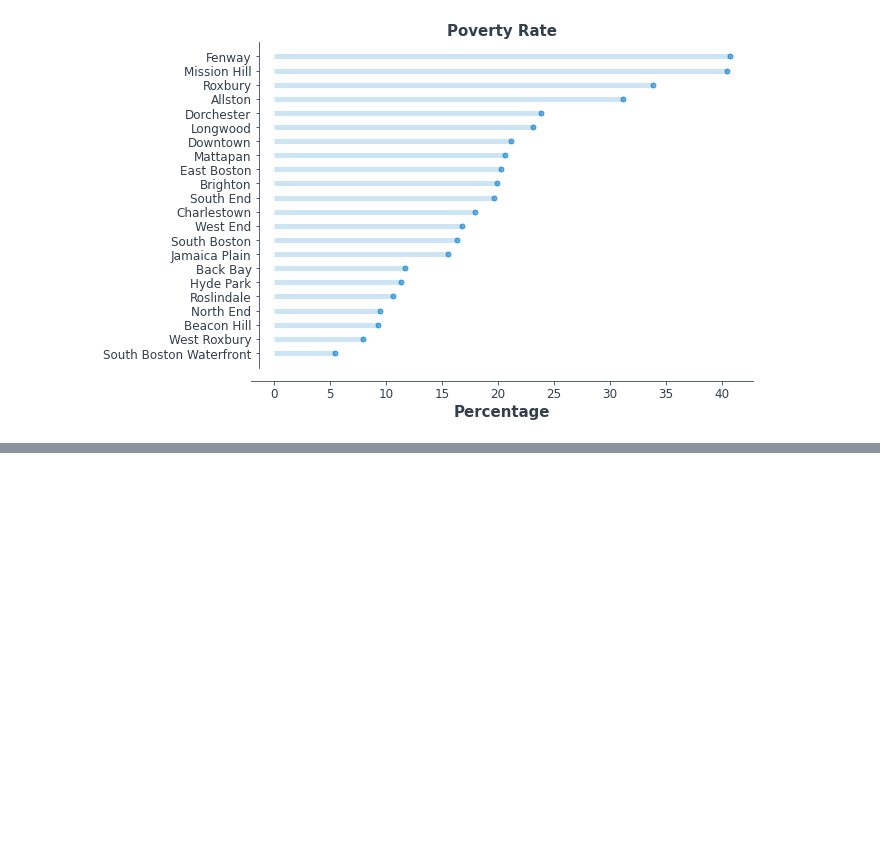
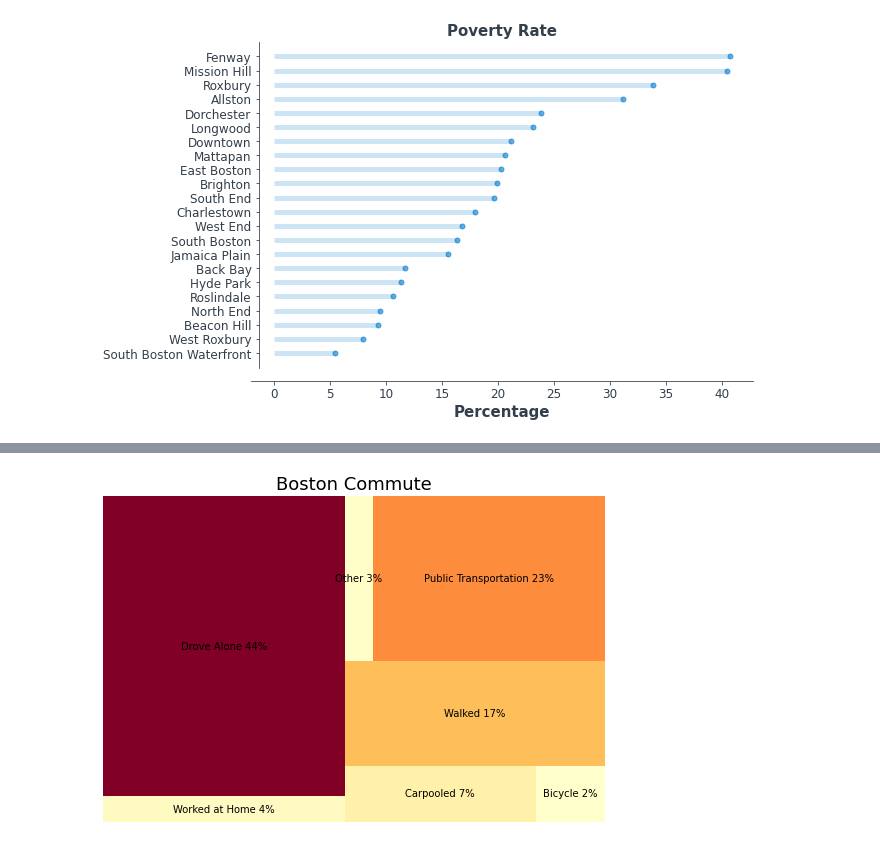
Before and after one commit to ryancaralis/Projects, a Jupyter notebook: Boston Demographics Viz.ipynb, the cells around one changed output, grey strips where cells are left out. Saved outputs shown, nothing was run; the diff lists cells and outputs as text; code cells hidden in the pictures; blank space fills up the shorter version.

```diff
--- a/Boston Demographics Viz.ipynb
+++ b/Boston Demographics Viz.ipynb
@@ -504,0 +543,42 @@ choropleth('Per Capita Income')
+# %%
+df_commute_means = read_demographic_data('Commute Means')
+df_commute_means_viz = df_commute_means.loc['Boston'].copy()
+df_commute_means_viz.drop(['Workers 16 years and over', 'Car, truck, or van', '%', '%.1', '%.2', '%.3', '%.4', '%.5'], inplace = True)
+df_commute_means_viz.rename({'Worked \nat home': 'Worked at Home', 'Drove alone':'Drove Alone'}, inplace = True)
+df_commute_means_viz['Public Transportation'] = df_commute_means_viz.iloc[4] + df_commute_means_viz.iloc[5] + df_commute_means_viz.iloc[6]
+df_commute_means_viz.drop(['Bus or trolley bus', 'Subway or elevated', 'Railroad'], inplace = True)
+
+percentages = []
+total = sum(df_commute_means_viz.values)
+for x in df_commute_means_viz.values:
+    value = x/total
+    value = value.round(2)
+    value = value * 100
+    value = int(value)
+    value = str(value) + '%'
+    percentages.append(value)
+
+label = []
+for name, number in zip(df_commute_means_viz.index, percentages):
+    value = name + ' ' + number
+    label.append(value)
+
+sizes = df_commute_means_viz.values
+
+norm = mpl.colors.Normalize(vmin=min(sizes), vmax=max(sizes))
+
+color = [mpl.cm.YlOrRd(norm(value)) for value in sizes]
+
+fig5, ax = plt.subplots(1, figsize = (9,6))
+
+squarify.plot(sizes = sizes,
+              label = label,
+              color = color
+             )
+ax.set_title('Boston Commute', fontdict = {'fontsize': 18})
+
+
+plt.axis('off')
+plt.show()
+# %% [output]
+[figure, added]
```
Also changed, not shown: parts of 11 cells of this notebook.
